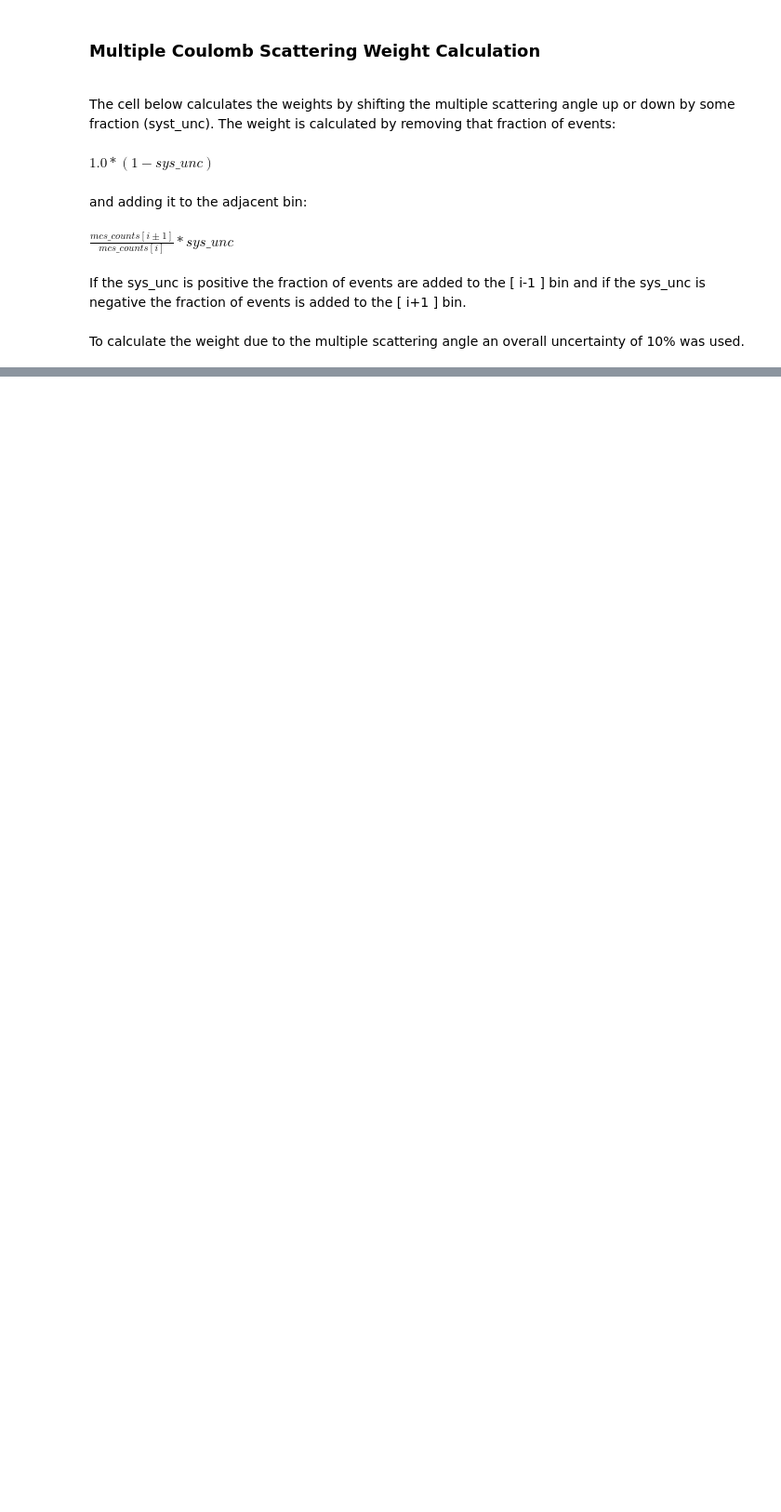
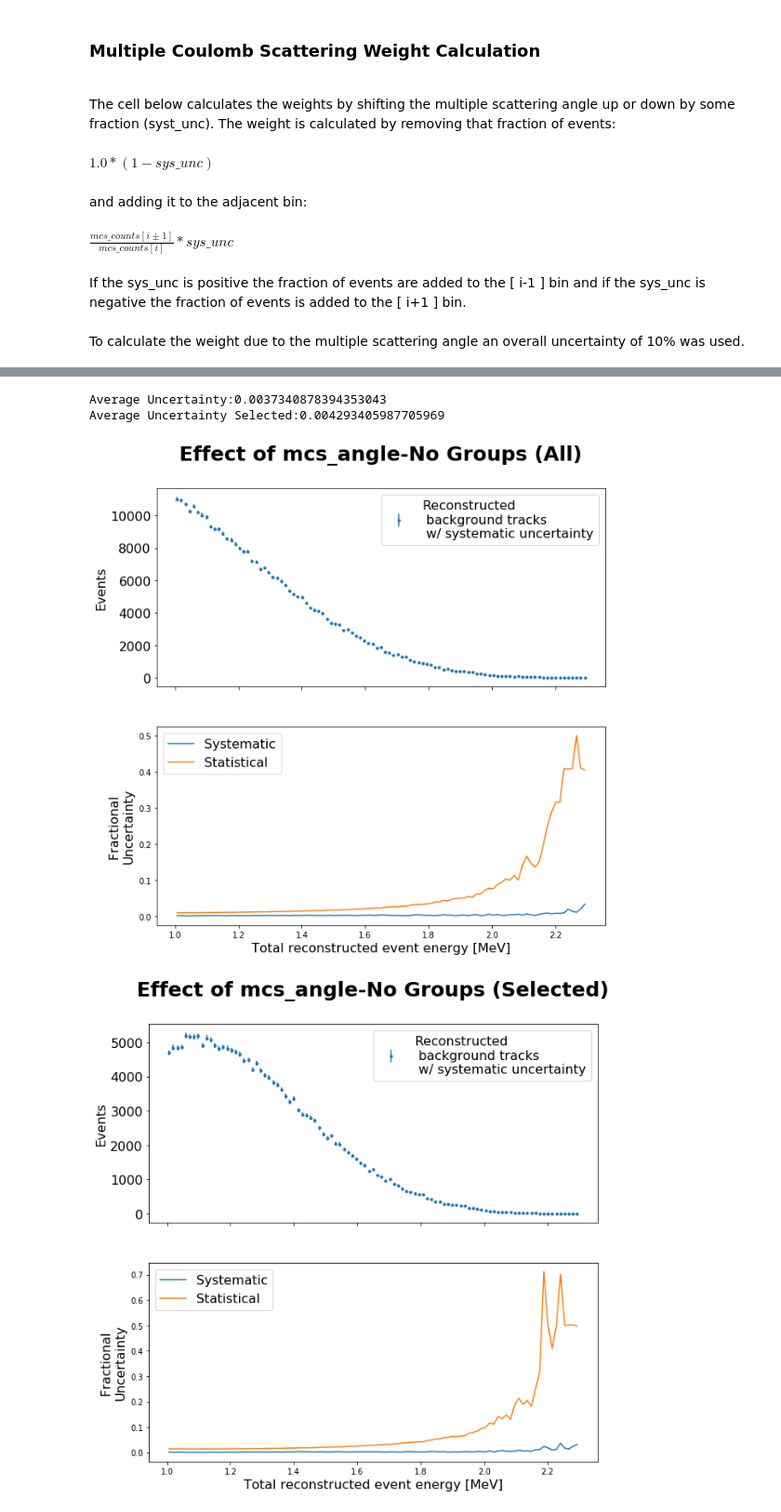
Before and after one commit to k-woodruff/bb2nu, a Jupyter notebook: bb2nu_signal_distribution.ipynb, the cells around one changed output, grey strips where cells are left out. Shown at 93% size. Drawn from its saved outputs; the diff is of its cells as text; code cells hidden in the pictures; blank space fills up the shorter version.

```diff
--- a/bb2nu_signal_distribution.ipynb
+++ b/bb2nu_signal_distribution.ipynb
@@ -298,17 +298,18 @@ If the sys_unc is positive the fraction of events are added to the [ i-1 ] bin a
 <br>
 To calculate the weight due to the multiple scattering angle an overall uncertainty of 10% was used.
 # %%
-particles_group1 = df_particles.groupby('event').first()
-particles_group2 = df_particles.groupby('event').last()
-particles_selection_group1 = df_particles_selection.groupby('event').first()
-particles_selection_group2 = df_particles_selection.groupby('event').last()
+df_particles['mcs_min'] = df_particles.groupby('event')['mcs_angle'].transform('min')
+df_particles['mcs_max'] = df_particles.groupby('event')['mcs_angle'].transform('max')
+df_particles_selection['mcs_min'] = df_particles_selection.groupby('event')['mcs_angle'].transform('min')
+df_particles_selection['mcs_max'] = df_particles_selection.groupby('event')['mcs_angle'].transform('max')
 
+sample_size = 3000
 
-def mcs_weight(particles):
+def mcs_weight(particles, angle):
 
-    sample_size = 1000
+    sample_size = 3000
 
-    weight_mcs = np.zeros((sample_size, len(particles['mcs_angle'])))
+    weight_mcs = np.zeros((sample_size, len(particles[angle])))
 
     for j in range(0,sample_size):
         syst_unc = np.random.normal(0, 0.1)
@@ -318,11 +319,11 @@ def mcs_weight(particles):
 
         particles['weight_mcs'] = 1.
 
-        mcs_counts,_ = np.histogram(particles['mcs_angle'], bins=mcsbins)
+        mcs_counts,_ = np.histogram(particles[angle], bins=mcsbins)
         weight_vec = np.ones(len(mcsbins) - 1)
 
         for i in range(len(mcsbins) - 1):
-            bin_slice = (particles['mcs_angle'] >= mcsbins[i])&(particles['mcs_angle'] < mcsbins[i+1])
+            bin_slice = (particles[angle] >= mcsbins[i])&(particles[angle] < mcsbins[i+1])
             if syst_unc > 0 and i != 0:
                 particles.loc[bin_slice, 'weight_mcs'] = (1-syst_unc) + mcs_counts[i-1]/mcs_counts[i]*syst_unc
                 weight_vec[i] = (1-syst_unc) + mcs_counts[i-1]/mcs_counts[i]*syst_unc
@@ -363,16 +351,0 @@ weight_mcs_selection_g2 = mcs_weight(particles_selection_group2)
-# %%
-sample_size = 1000
-
-mcs_weight_ave = eplot(df_particles['reco_energy'], weight_mcs_all, sample_size, 'mcs_angle-No Groups (All)')
-mcs_weight_ave_g1 = eplot(particles_group1['reco_energy'], weight_mcs_all_g1, sample_size, 'mcs_angle-Group 1 (All)')
-mcs_weight_ave_g2 = eplot(particles_group2['reco_energy'], weight_mcs_all_g2, sample_size, 'mcs_angle-Group 2 (All)')
-mcs_weight_ave_selected = eplot(df_particles_selection['reco_energy'], weight_mcs_selection, sample_size, 'mcs_angle-No Groups (Selected)')
-mcs_weight_ave_selected_g1 = eplot(particles_selection_group1['reco_energy'], weight_mcs_selection_g1, sample_size, 'mcs_angle-Group 1 (Selected)')
-mcs_weight_ave_selected_g2 = eplot(particles_selection_group2['reco_energy'], weight_mcs_selection_g2, sample_size, 'mcs_angle-Group 2 (Selected)')
-
-print('Average Uncertainty:' + str(mcs_weight_ave))
-print('Average Uncertainty Group1:' + str(mcs_weight_ave_g1))
-print('Average Uncertainty Group2:' + str(mcs_weight_ave_g2))
-print('Average Uncertainty Selected:' + str(mcs_weight_ave_selected))
-print('Average Uncertainty Selected Group1:' + str(mcs_weight_ave_selected_g1))
-print('Average Uncertainty Selected Group2:' + str(mcs_weight_ave_selected_g2))
@@ -391,0 +352,10 @@ Average Uncertainty Selected Group2:0.004654166529535964
+# %%
+weight_mcs_all = mcs_weight(df_particles, 'mcs_angle')
+weight_mcs_selection = mcs_weight(df_particles_selection, 'mcs_angle')
+
+mcs_weight_ave = eplot(df_particles['reco_energy'], weight_mcs_all, sample_size, 'mcs_angle-No Groups (All)')
+mcs_weight_ave_selected = eplot(df_particles_selection['reco_energy'], weight_mcs_selection, sample_size, 'mcs_angle-No Groups (Selected)')
+
+print('Average Uncertainty:' + str(mcs_weight_ave))
+print('Average Uncertainty Selected:' + str(mcs_weight_ave_selected))
+# %% [output]
@@ -391,0 +370,4 @@ Average Uncertainty Selected Group2:0.004654166529535964
+Average Uncertainty:0.0037340878394353043
+Average Uncertainty Selected:0.004293405987705969
+[figure, added]
+[figure, added]
```
Also changed, not shown: parts of 8 cells of this notebook.
